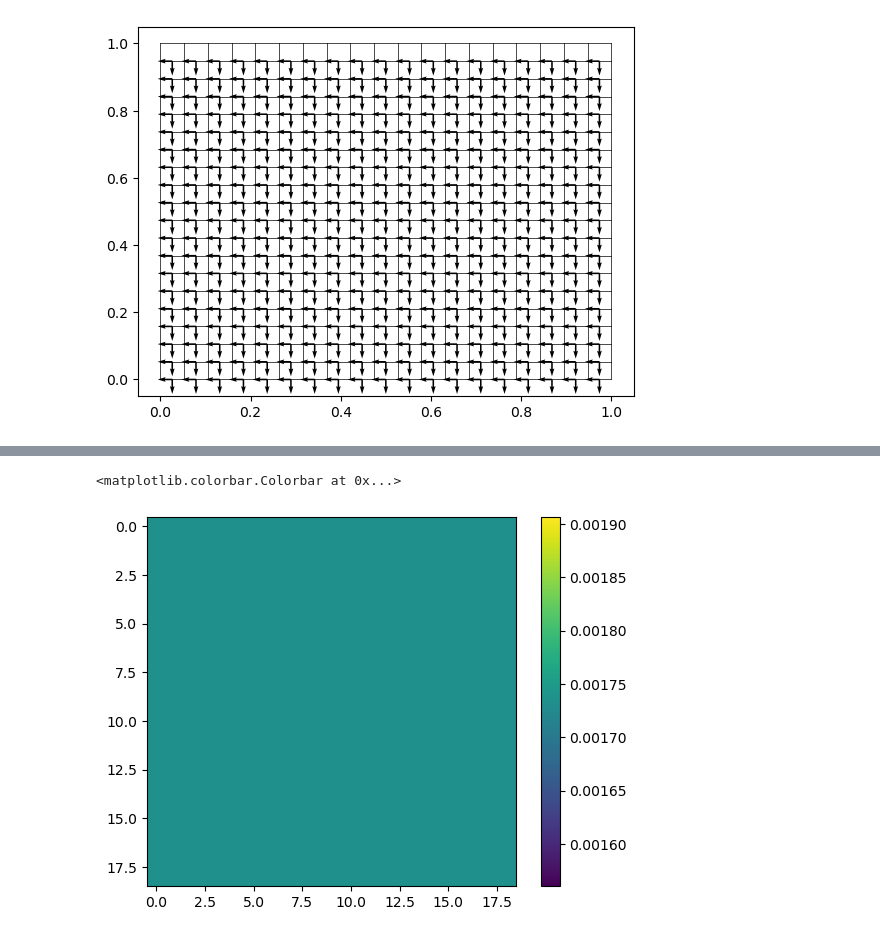
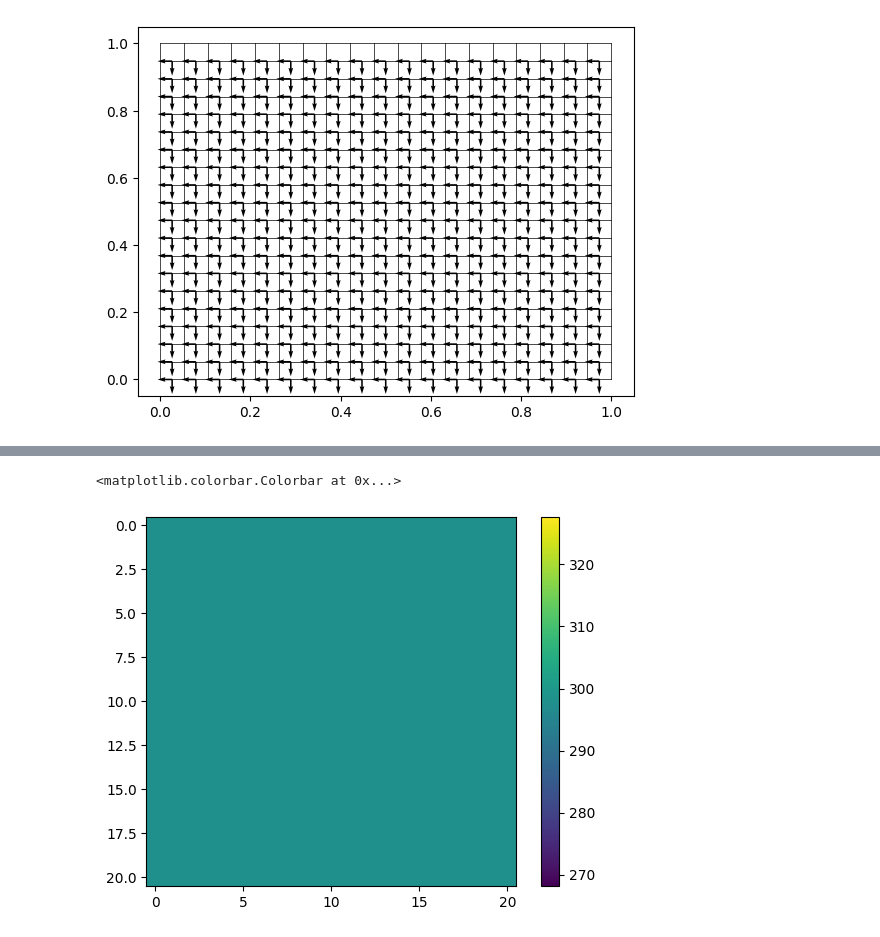
Before and after one commit to aaron23pueschel/CFD, a Jupyter notebook: CFD_FINAL/Development copy.ipynb, the cells around one changed output, grey strips where cells are left out. Saved outputs shown, nothing was run; the diff lists cells and outputs as text; code cells hidden in the pictures.

```diff
--- a/CFD_FINAL/Development copy.ipynb
+++ b/CFD_FINAL/Development copy.ipynb
@@ -65,6 +33,6 @@ array([[49.04972138, 49.04972138, 49.04972138, 49.04972138, 49.04972138,
 # %%
-plt.imshow(Test.Data.U[0,::-1])
+plt.imshow(Test.Data.V[3,:,:])
 plt.colorbar()
 # %% [output]
 <matplotlib.colorbar.Colorbar at 0x...>
-[figure, old version]
+[figure, new version]
```
Also changed, not shown: parts of 10 cells of this notebook, 4 other files.
